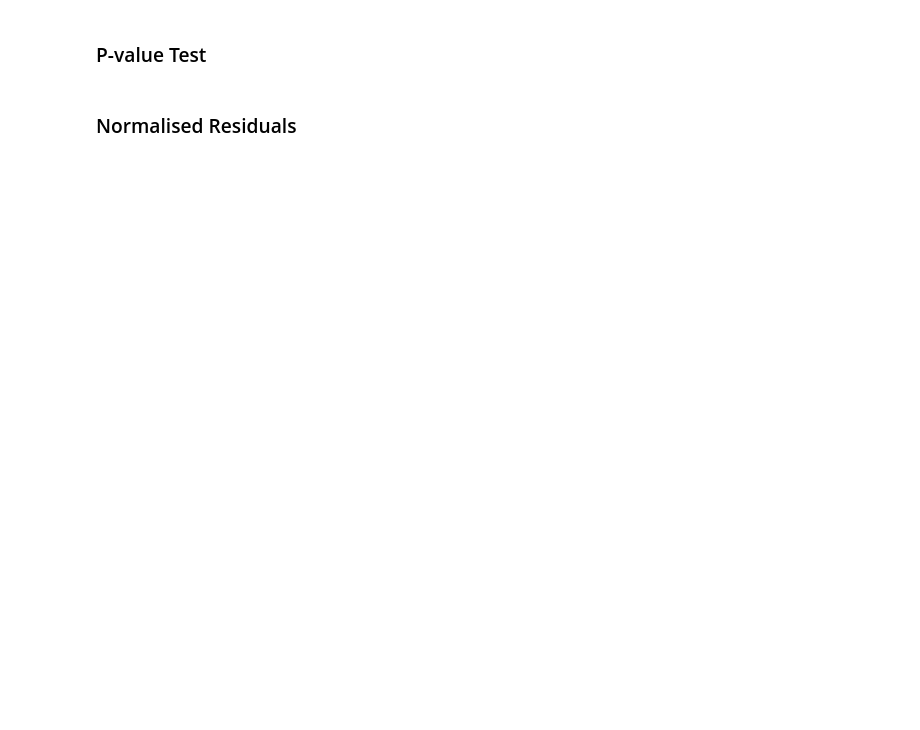
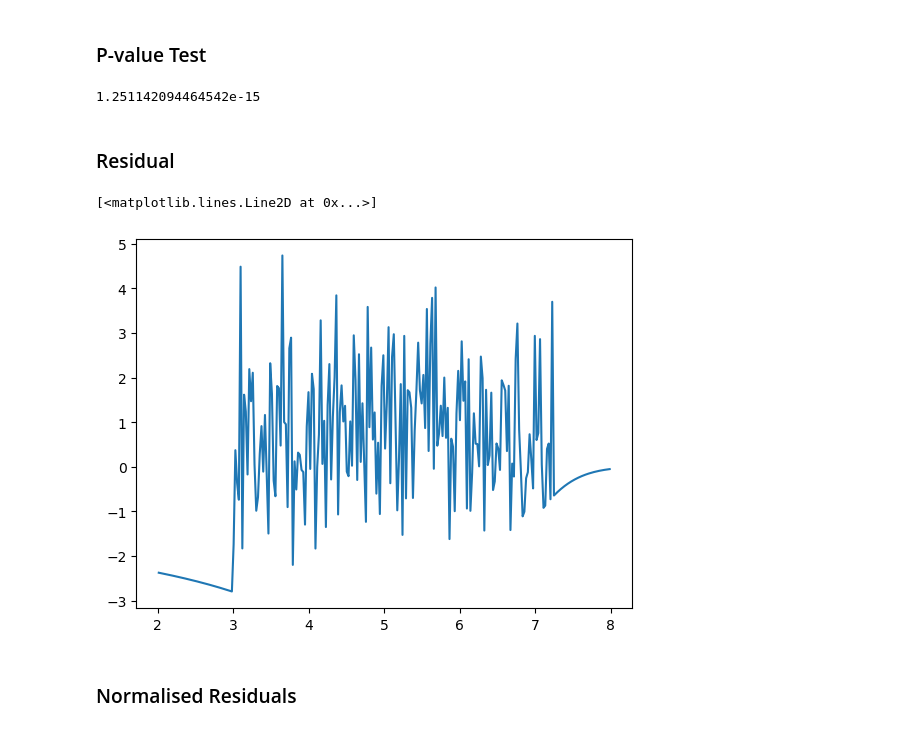
Before and after one commit to sophiemiddleton/SourceFitting, a Jupyter notebook: PythonFitting/GoodnessOfFit.ipynb, the cells around one changed output. Saved outputs shown, nothing was run; the diff lists cells and outputs as text; code cells hidden in the pictures; blank space fills up the shorter version.

```diff
--- a/PythonFitting/GoodnessOfFit.ipynb
+++ b/PythonFitting/GoodnessOfFit.ipynb
@@ -89,7 +89,7 @@ fullErg = zfit.pdf.CrystalBall(obs=cryspec, mu=fullPeak, sigma=fullWidth, alpha=
 firstErg = zfit.pdf.CrystalBall(obs=cryspec,mu=fstEsPeak,sigma=fstWidth,alpha=fcbalpha, n=fcbndeg, extended=EvnFrst)
 secdErg = zfit.pdf.CrystalBall(obs=cryspec, mu=scdEsPeak, sigma=scdWidth, alpha=fcbalpha, n=fcbndeg, extended=EvnScd)
 background = bckgrndPDF(obs=cryspec, comCnst3=comCnst,combeta3=combeta, extended = EvnBG)
-comb_fit = zfit.pdf.SumPDF([fullErg,firstErg,secdErg,background],obs=cryspec,extended = True)
+comb_fit = zfit.pdf.SumPDF([fullErg,firstErg,secdErg],obs=cryspec,extended = True)
 
 y_plot_full = fullErg.pdf(bin_centers,norm_range=cryspec)
 y_plot_first = firstErg.pdf(bin_centers,norm_range=cryspec)
@@ -259,2 +252,16 @@ print(p_value)
+# %%
+import scipy
+p_value = scipy.stats.chi2.sf(chi_sq,ndf)
+print(p_value)
+# %% [output]
+1.251142094464542e-15
+# %% [markdown]
+### Residual
+# %%
+residual = (energy_binned-y_plot_comb*scale)/np.sqrt(y_plot_comb*scale)
+plt.plot(bin_centers,residual)
+# %% [output]
+[<matplotlib.lines.Line2D at 0x...>]
+[figure, added]
 # %% [markdown]
 ### Normalised Residuals
```
Also changed, not shown: parts of 11 cells of this notebook, 6 other files.
